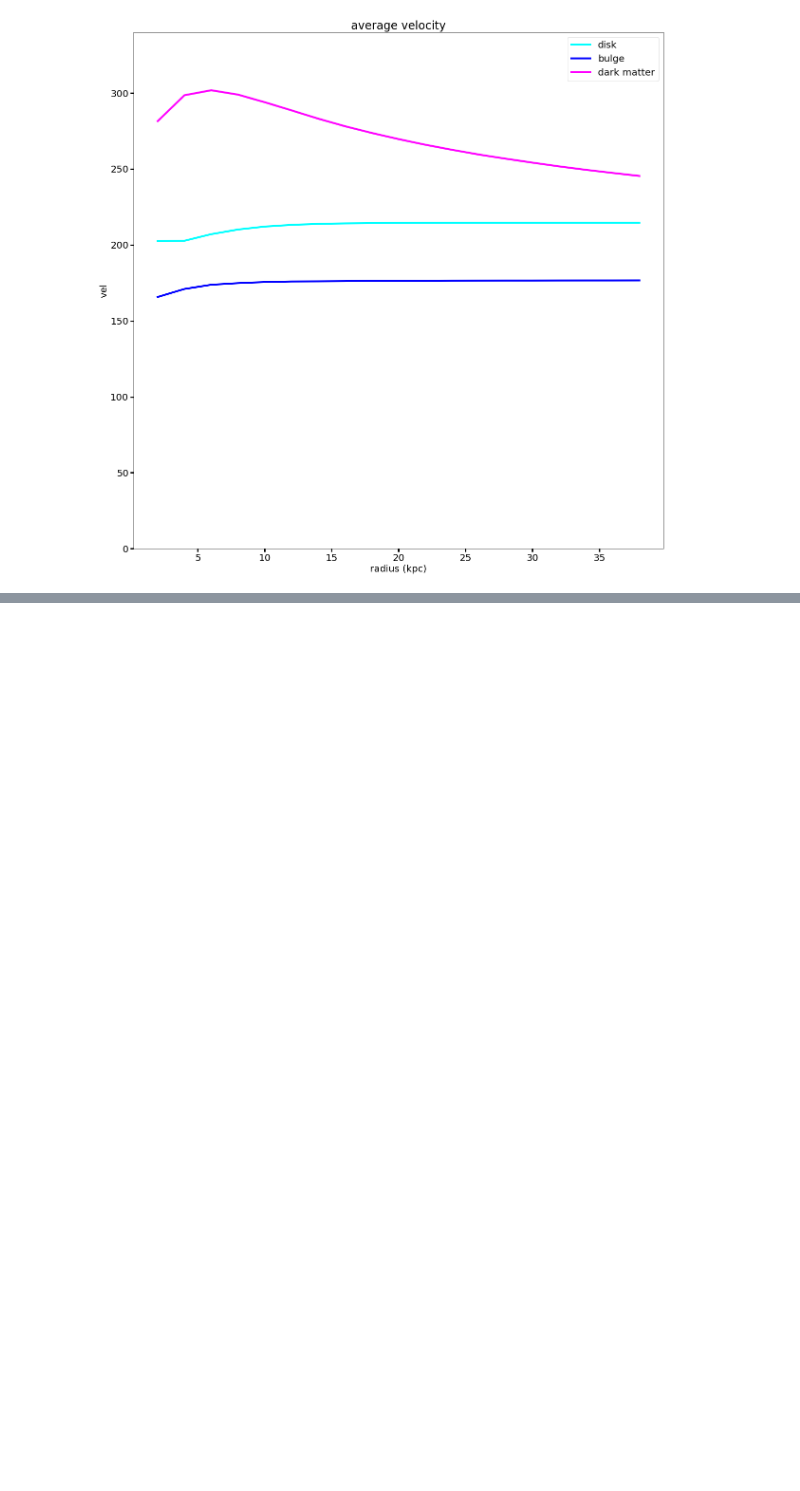
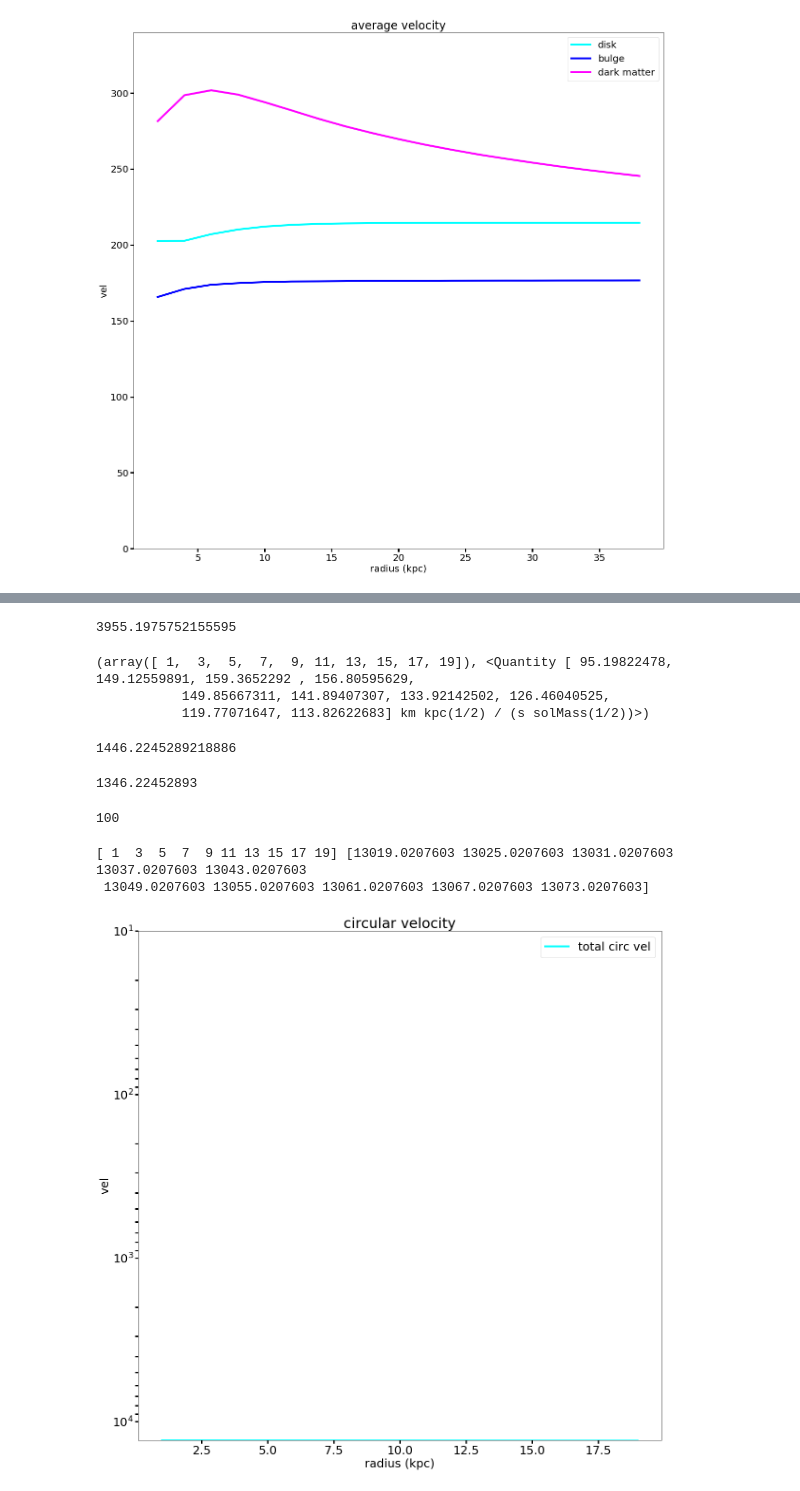
Before and after one commit to Ximena89/and_yet_it_moves, a Jupyter notebook: codigo/vel_mass_profiles.ipynb, the cells around one changed output, grey strips where cells are left out. Saved outputs shown, nothing was run; the diff lists cells and outputs as text; code cells hidden in the pictures; blank space fills up the shorter version.

```diff
--- a/codigo/vel_mass_profiles.ipynb
+++ b/codigo/vel_mass_profiles.ipynb
@@ -307,0 +385,47 @@ plt.tick_params(which = 'both', length = 7)
+# %%
+np.sum(MWCOM.circ_vel(20)) + np.sum(MWCOM_BULGE.circ_vel(20)) + np.sum(MWCOM_HALO.circ_vel(20))
+# %% [output]
+3955.1975752155595
+# %%
+cir_vel = MWCOM.circ_vel(20)
+print(cir_vel)
+#returns r , v
+# %% [output]
+(array([ 1,  3,  5,  7,  9, 11, 13, 15, 17, 19]), <Quantity [ 95.19822478, 149.12559891, 159.3652292 , 156.80595629,
+           149.85667311, 141.89407307, 133.92142502, 126.46040525,
+           119.77071647, 113.82622683] km kpc(1/2) / (s solMass(1/2))>)
+# %%
+np.sum(MWCOM.circ_vel(20))
+# %% [output]
+1446.2245289218886
+# %%
+#missing 100
+95.19822478+ 149.12559891+ 159.3652292+ 156.80595629+149.85667311+141.89407307+ 133.92142502+126.46040525+119.77071647+ 113.82622683
+# %% [output]
+1346.22452893
+# %%
+1+3+5+7+9+11+13+15+17+19 #so this adds r + v
+# %% [output]
+100
+# %%
+rc = np.arange(1, 20, 2)
+vc = np.sum(MWCOM.comb_circ_vel(20)) + np.sum(MWCOM_BULGE.comb_circ_vel(20)) + np.sum(MWCOM_HALO.comb_circ_vel(20))
+#testing adding the three types of particles
+print(r,vc)
+# %% [output]
+[ 1  3  5  7  9 11 13 15 17 19] [13019.0207603 13025.0207603 13031.0207603 13037.0207603 13043.0207603
+ 13049.0207603 13055.0207603 13061.0207603 13067.0207603 13073.0207603]
+# %%
+fig = plt.figure(figsize=(20,20))
+plt.semilogy(rc, vc, label="total circ vel", lw=4, linestyle='-', color='cyan')
+plt.title('circular velocity')
+plt.axis()
+plt.ylabel('vel')
+plt.xlabel('radius (kpc)')
+plt.ylim(0, 10) #can't figure this out
+plt.legend()
+plt.rcParams.update({'font.size': 25})
+plt.tick_params(which = 'both', width = 3)
+plt.tick_params(which = 'both', length = 7)
+# %% [output]
+[figure, added]
```
Also changed, not shown: parts of 20 cells of this notebook.
